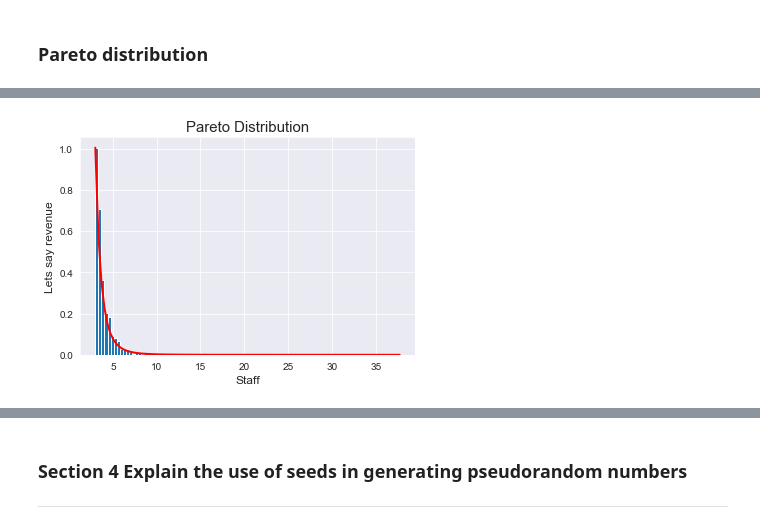
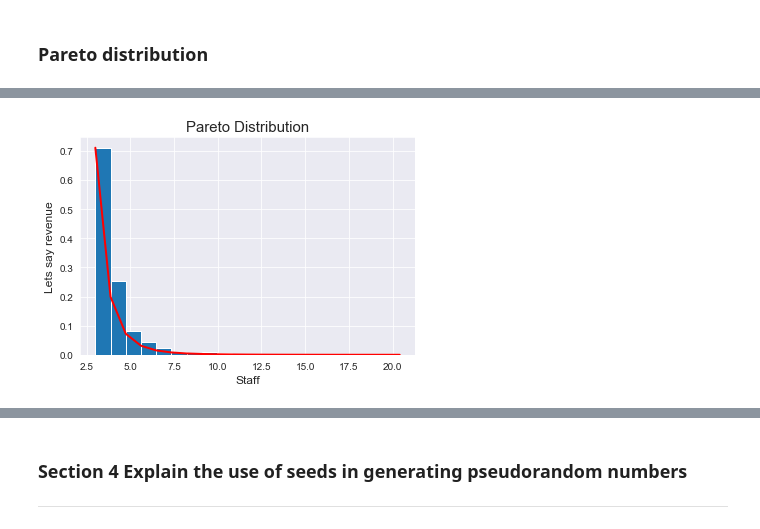
Before and after one commit to tomhealy1/Numpy-random, a Jupyter notebook: Numpy-random Notebook.ipynb, the cells around one changed output, grey strips where cells are left out. Drawn from its saved outputs; the diff is of its cells as text; code cells hidden in the pictures.

```diff
--- a/Numpy-random Notebook.ipynb
+++ b/Numpy-random Notebook.ipynb
@@ -557,13 +559,13 @@ Text(0.5, 1.0, 'Pareto distribution')
 # %%
 #Plot the same using matplot
 #Plot the distribution, the term power tail is also applied to the pareto distribution. In HR, it could be that 80% of
 #your revenue comes from 20% of sales-people.
-count, bins, _ = plt.hist(s, 100, density=True)
+count, bins, _ = plt.hist(s, 20, density=True)
 fit = a**m**a / bins**(a+1)
 plt.plot(bins, max(count)*fit/max(fit), linewidth=2, color='r')
 plt.ylabel('Lets say revenue', fontsize=12)
 plt.xlabel('Staff', fontsize=12)
 plt.title('Pareto Distribution', fontsize=15)
 plt.show()
 # %% [output]
-[figure, old version]
+[figure, new version]
```
Also changed, not shown: parts of 45 cells of this notebook.
